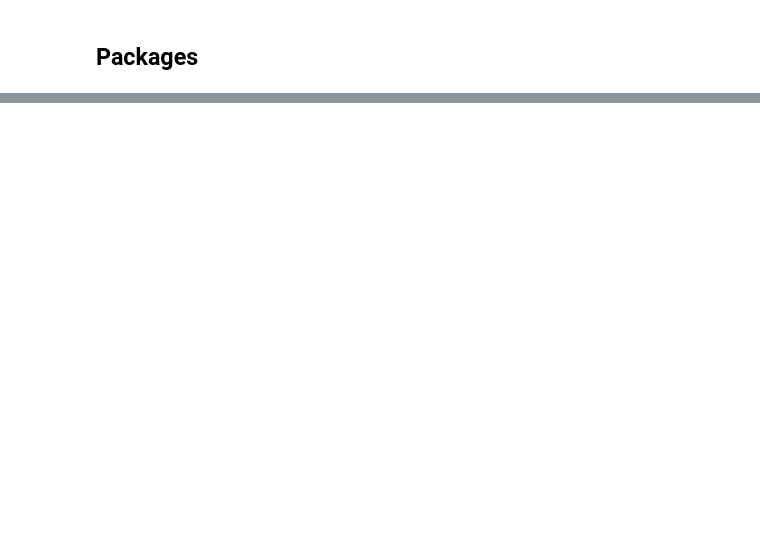
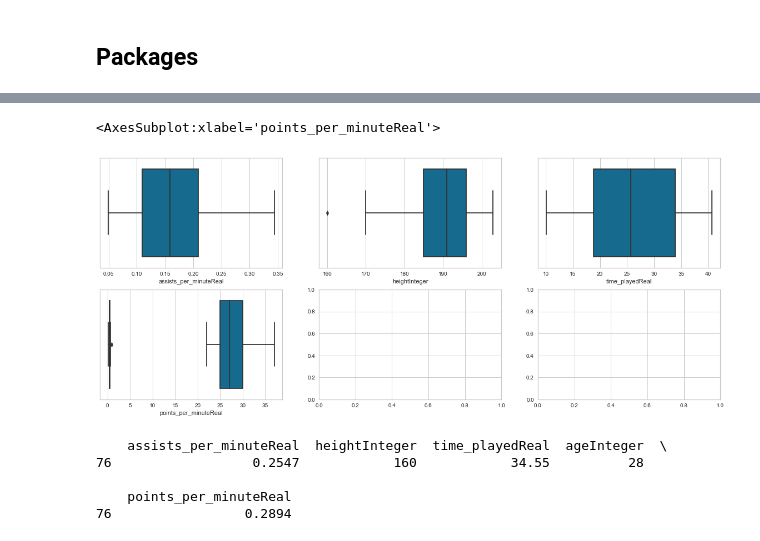
Before and after one commit to jmrmontano/Javeriana_RP_Clustering, a Jupyter notebook: datalab/Clustering.ipynb, the cells around one changed output, grey strips where cells are left out. Drawn from its saved outputs; the diff is of its cells as text; code cells hidden in the pictures; blank space fills up the shorter version.

```diff
--- a/datalab/Clustering.ipynb
+++ b/datalab/Clustering.ipynb
@@ -86,15 +59,0 @@ Numero de dias ordinarios :  487
-# %%
-X_holidays = training_set[training_set[:, 4] == 1, :]            # Extracion solo de registros holidays.
-y_holidays = X_holidays[:, np.newaxis, 7]
-X_holidays = X_holidays[:, np.newaxis, 6]
-
-X = training_set[:, np.newaxis, 6]                               # Incluye todos los datos.
-y = training_set[:, np.newaxis, 7]
-
-df = np.concatenate((X,y),axis = 1)                              # Contatenamos Columnas en una unica matrix
-
-
-df_X = pd.DataFrame(X, columns = ['Independiente'])
-df_y = pd.DataFrame(y, columns= ['Dependiente'])
-
-df = pd.DataFrame(df, columns = ['Independiente','Dependiente'])
@@ -259,0 +78,8 @@ Resultados
+# %%
+# Ajuste tipos de datos
+
+df['assists_per_minuteReal'] = df['assists_per_minuteReal'].astype('float64')
+df['heightInteger'] = df['heightInteger'].astype('int')
+df['time_playedReal'] = df['time_playedReal'].astype('float64')
+df['ageInteger'] = df['ageInteger'].astype('int')
+df['points_per_minuteReal'] = df['points_per_minuteReal'].astype('float64')
@@ -259,0 +137,24 @@ Resultados
+# %%
+# Validación datos atipicos
+
+fig, axes = plt.subplots(2, 3, figsize=(20,8))
+sns.boxplot(x=df["assists_per_minuteReal"], ax=axes[0,0])
+sns.boxplot(x=df["heightInteger"], ax=axes[0,1])
+sns.boxplot(x=df["time_playedReal"], ax=axes[0,2])
+sns.boxplot(x=df["ageInteger"], ax=axes[1,0])
+sns.boxplot(x=df["points_per_minuteReal"], ax=axes[1,0])
+# %% [output]
+<AxesSubplot:xlabel='points_per_minuteReal'>
+[figure, added]
+# %%
+# Exclusión de registro en "heightInteger" outier
+
+df_mask=df['heightInteger']==160
+filtered_df = df[df_mask]
+print(filtered_df)
+# %% [output]
+    assists_per_minuteReal  heightInteger  time_playedReal  ageInteger  \
+76                  0.2547            160            34.55          28
+
+    points_per_minuteReal
+76                 0.2894
```
Also changed, not shown: parts of 62 cells of this notebook, 1 other file.
